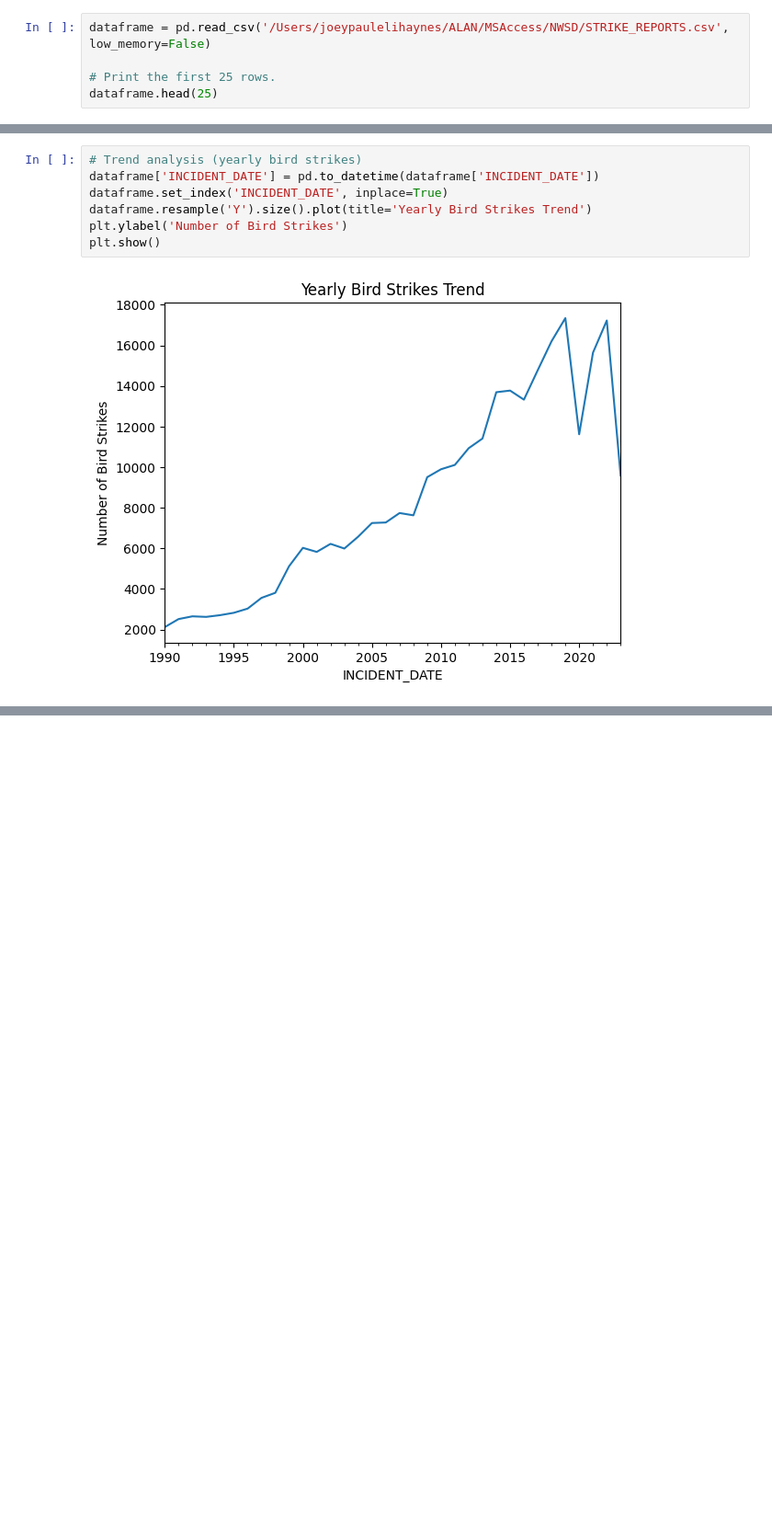
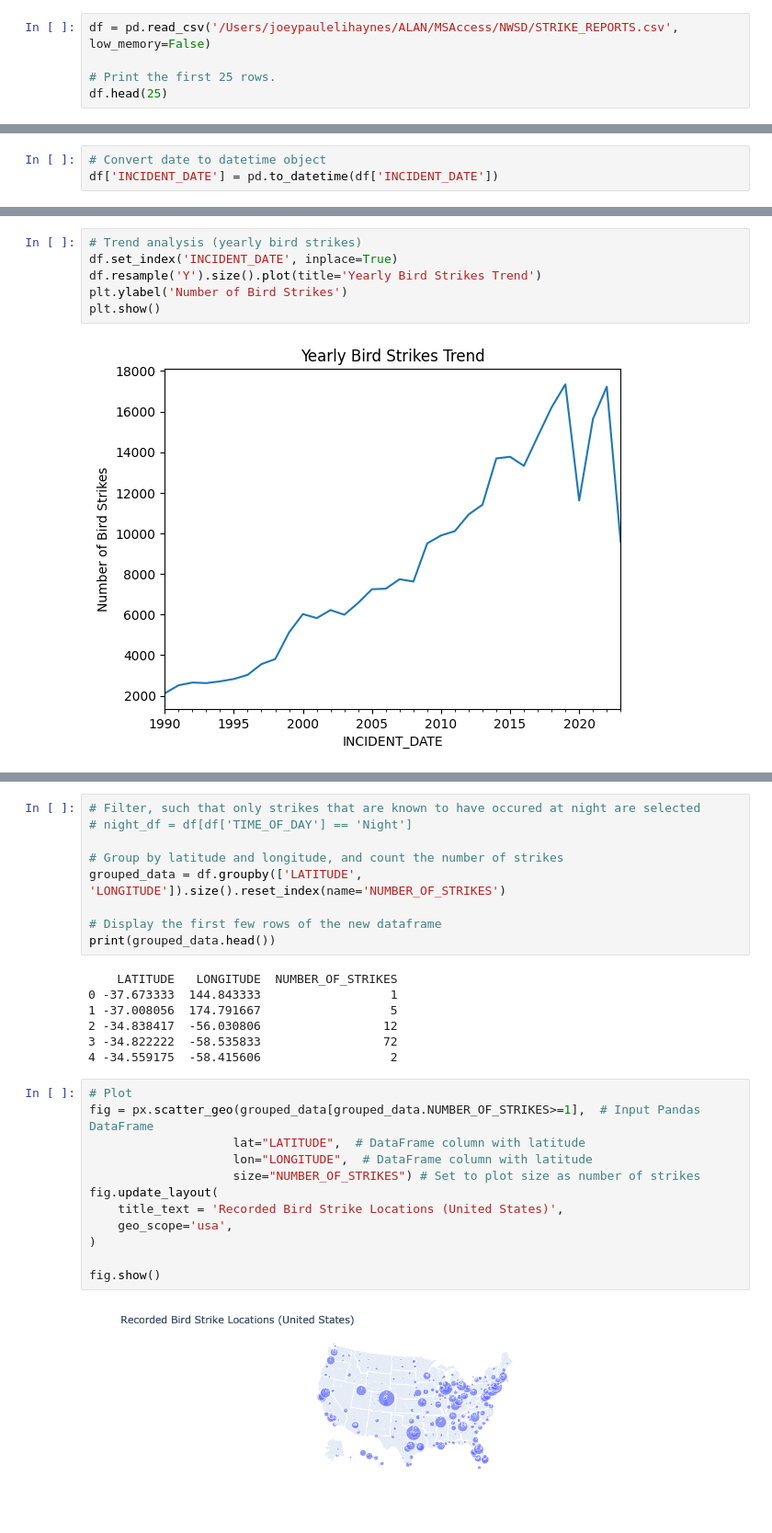
Before and after one commit to jpthefish/ALAN-Birdstrike-Data-For-Research, a Jupyter notebook: ALAN_Notebook.ipynb, the cells around one changed output, grey strips where cells are left out. Shown at 92% size. Drawn from its saved outputs; the diff is of its cells as text; blank space fills up the shorter version.

```diff
--- a/ALAN_Notebook.ipynb
+++ b/ALAN_Notebook.ipynb
@@ -5,8 +12,8 @@ import matplotlib.pyplot as plt
 # %%
-dataframe = pd.read_csv('/Users/joeypaulelihaynes/ALAN/MSAccess/NWSD/STRIKE_REPORTS.csv', low_memory=False)
+df = pd.read_csv('/Users/joeypaulelihaynes/ALAN/MSAccess/NWSD/STRIKE_REPORTS.csv', low_memory=False)
 
 # Print the first 25 rows.
-dataframe.head(25)
+df.head(25)
 # %% [output]
 |  | INDEX_NR | INCIDENT_DATE | INCIDENT_MONTH | INCIDENT_YEAR | TIME | TIME_OF_DAY | AIRPORT_ID | AIRPORT | ... |
 | 0 | 608242 | 6/22/1996 0:00:00 | 6 | 1996 | NaN | NaN | KSMF | SACRAMENTO INTL | ... |
@@ -28,0 +81,3 @@ dataframe.head(25)
+# %%
+# Convert date to datetime object
+df['INCIDENT_DATE'] = pd.to_datetime(df['INCIDENT_DATE'])
@@ -50,8 +101,7 @@ Name: SPECIES, dtype: object
 # %%
 # Trend analysis (yearly bird strikes)
-dataframe['INCIDENT_DATE'] = pd.to_datetime(dataframe['INCIDENT_DATE'])
-dataframe.set_index('INCIDENT_DATE', inplace=True)
-dataframe.resample('Y').size().plot(title='Yearly Bird Strikes Trend')
+df.set_index('INCIDENT_DATE', inplace=True)
+df.resample('Y').size().plot(title='Yearly Bird Strikes Trend')
 plt.ylabel('Number of Bird Strikes')
 plt.show()
 # %% [output]
@@ -97,0 +125,30 @@ plt.show()
+# %%
+# Filter, such that only strikes that are known to have occured at night are selected
+# night_df = df[df['TIME_OF_DAY'] == 'Night']
+
+# Group by latitude and longitude, and count the number of strikes
+grouped_data = df.groupby(['LATITUDE', 'LONGITUDE']).size().reset_index(name='NUMBER_OF_STRIKES')
+
+# Display the first few rows of the new dataframe
+print(grouped_data.head())
+# %% [output]
+    LATITUDE   LONGITUDE  NUMBER_OF_STRIKES
+0 -37.673333  144.843333                  1
+1 -37.008056  174.791667                  5
+2 -34.838417  -56.030806                 12
+3 -34.822222  -58.535833                 72
+4 -34.559175  -58.415606                  2
+# %%
+# Plot
+fig = px.scatter_geo(grouped_data[grouped_data.NUMBER_OF_STRIKES>=1],  # Input Pandas DataFrame
+                    lat="LATITUDE",  # DataFrame column with latitude
+                    lon="LONGITUDE",  # DataFrame column with latitude
+                    size="NUMBER_OF_STRIKES") # Set to plot size as number of strikes
+fig.update_layout(
+    title_text = 'Recorded Bird Strike Locations (United States)',
+    geo_scope='usa',
+)
+
+fig.show()
+# %% [output]
+[figure, added]
```
Also changed, not shown: parts of 19 cells of this notebook.
